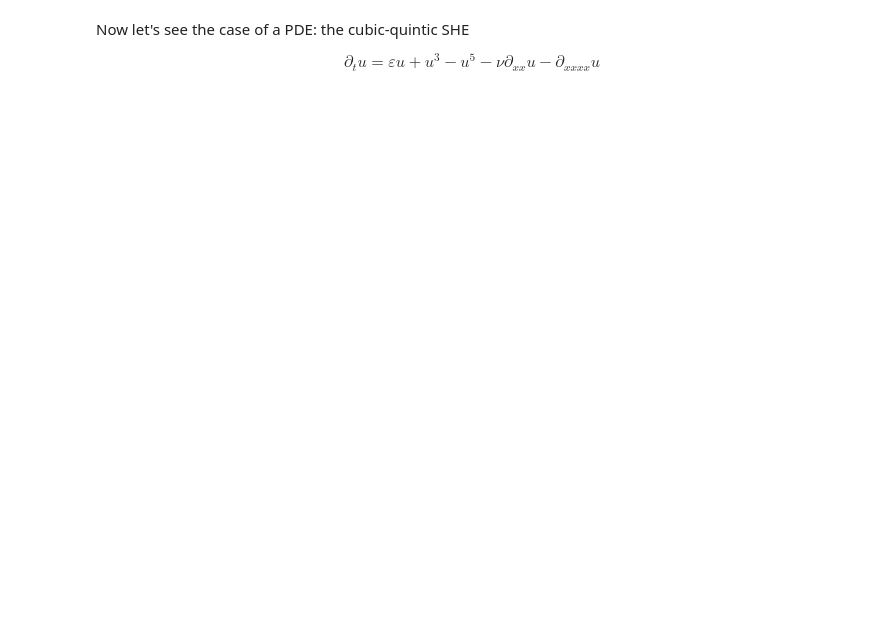
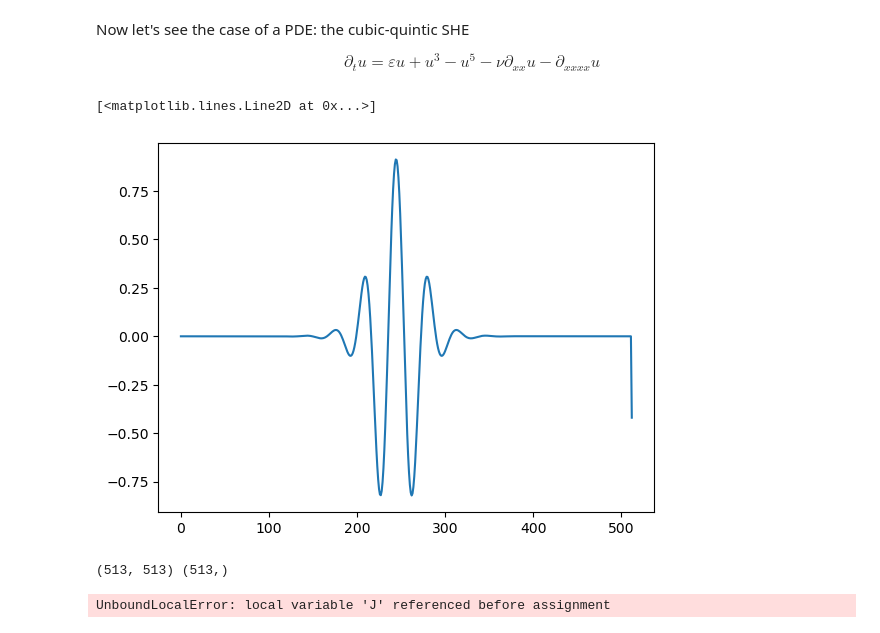
Before and after one commit to MBataille/continuation-tutorial, a Jupyter notebook: continuation.ipynb, the cells around one changed output. Cells and saved outputs as stored; diff of their text form; code cells hidden in the pictures; blank space fills up the shorter version.

```diff
--- a/continuation.ipynb
+++ b/continuation.ipynb
@@ -137,0 +408,17 @@ $$
+# %%
+y = np.load('data/LS_sym.npy')
+plt.plot(y)
+# %% [output]
+[<matplotlib.lines.Line2D at 0x...>]
+[figure, added]
+# %%
+u0, eta0 = y[:-1], y[-1]
+y = np.append(u0, [0, eta0])
+
+ys = palc_continuation(y, 0.1, 0.01, direction='forward')
+l2 = np.linalg.norm(ys[:, :-1], axis=1) ** 2 / n_x
+
+plt.plot(ys[:, -1], l2, label='palc')
+# %% [output]
+(513, 513) (513,)
+UnboundLocalError: local variable 'J' referenced before assignment
```
Also changed, not shown: parts of 7 cells of this notebook.
